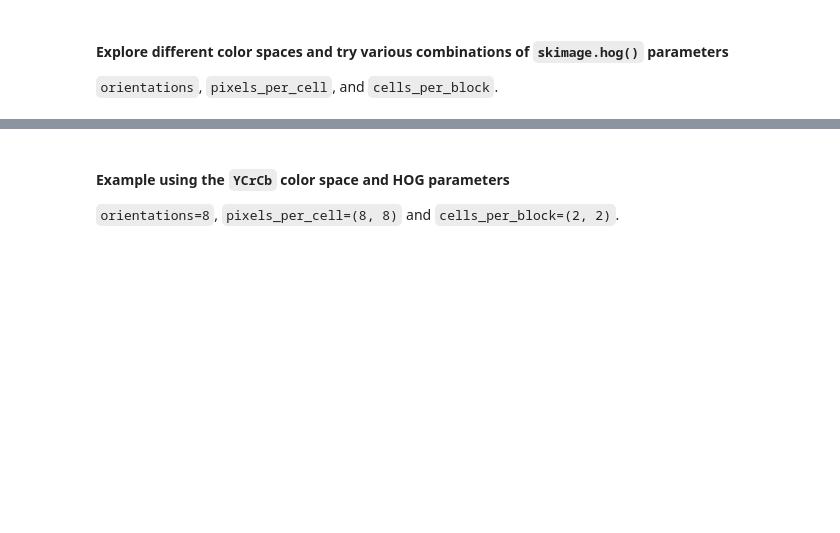
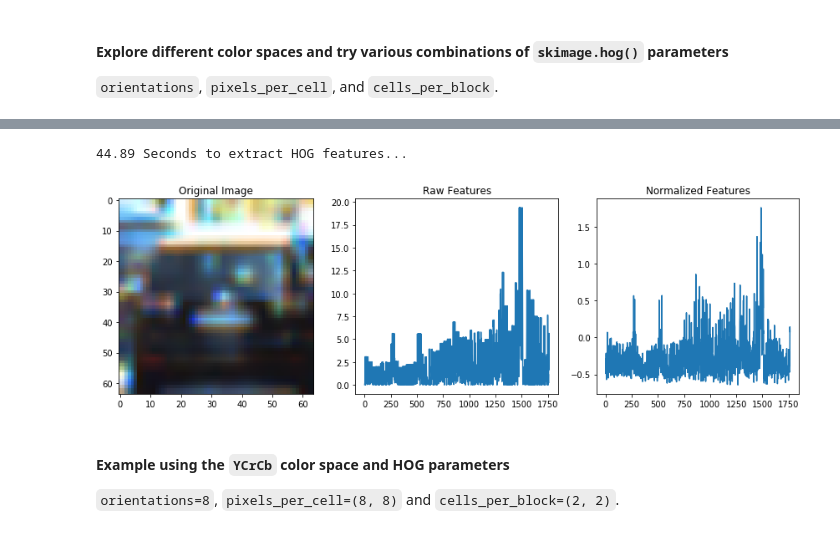
Before and after one commit to preeti-chauhan/SDCND-Project1-Vehicle-Detection-Tracking, a Jupyter notebook: P5.ipynb, the cells around one changed output, grey strips where cells are left out. Cells and saved outputs as stored; diff of their text form; code cells hidden in the pictures; blank space fills up the shorter version.

Commit message:
Extract Features - version-2

```diff
--- a/P5.ipynb
+++ b/P5.ipynb
@@ -230,3 +270,48 @@ else:
+# %%
+# Test-1 extract_features_hog()
+
+### Tweak these parameters and see how the results change.
+colorspace = 'RGB' # Can be RGB, HSV, LUV, HLS, YUV, YCrCb
+orient = 9
+pix_per_cell = 8
+cell_per_block = 2
+hog_channel = 0 # Can be 0, 1, 2, or "ALL"
+
+t=time.time()
+car_features = extract_features_hog(cars, cspace=colorspace, orient=orient,
+                        pix_per_cell=pix_per_cell, cell_per_block=cell_per_block,
+                        hog_channel=hog_channel)
+notcar_features = extract_features_hog(notcars, cspace=colorspace, orient=orient,
+                        pix_per_cell=pix_per_cell, cell_per_block=cell_per_block,
+                        hog_channel=hog_channel)
+t2 = time.time()
+print(round(t2-t, 2), 'Seconds to extract HOG features...')
+
+if len(car_features) > 0:
+    # Create an array stack of feature vectors
+    X = np.vstack((car_features, notcar_features)).astype(np.float64)
+    # Fit a per-column scaler
+    X_scaler = StandardScaler().fit(X)
+    # Apply the scaler to X
+    scaled_X = X_scaler.transform(X)
+    car_ind = np.random.randint(0, len(cars))
+    # Plot an example of raw and scaled features
+    fig = plt.figure(figsize=(12,4))
+    plt.subplot(131)
+    plt.imshow(mpimg.imread(cars[car_ind]))
+    plt.title('Original Image')
+    plt.subplot(132)
+    plt.plot(X[car_ind])
+    plt.title('Raw Features')
+    plt.subplot(133)
+    plt.plot(scaled_X[car_ind])
+    plt.title('Normalized Features')
+    fig.tight_layout()
+else:
+    print('Your function only returns empty feature vectors...')
+# %% [output]
+44.89 Seconds to extract HOG features...
+[figure, added]
 # %% [markdown]
 #### Example using the `YCrCb` color space and HOG parameters
 `orientations=8`, `pixels_per_cell=(8, 8)` and `cells_per_block=(2, 2)`.
```
Also changed, not shown: parts of 5 cells of this notebook.
